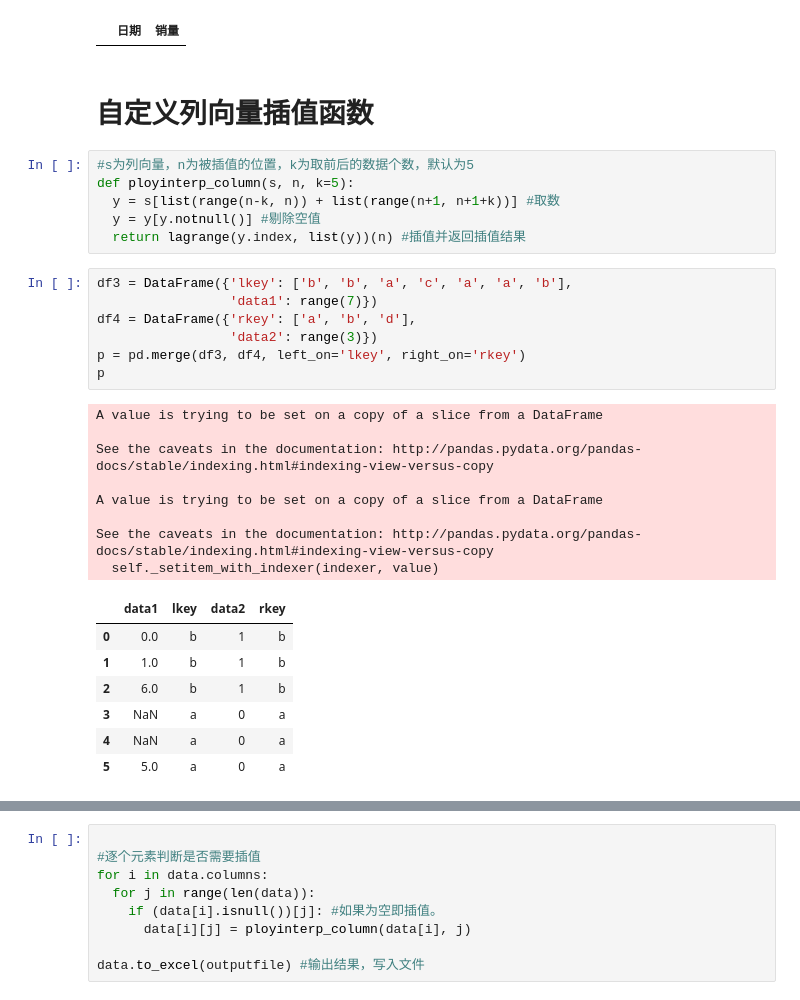
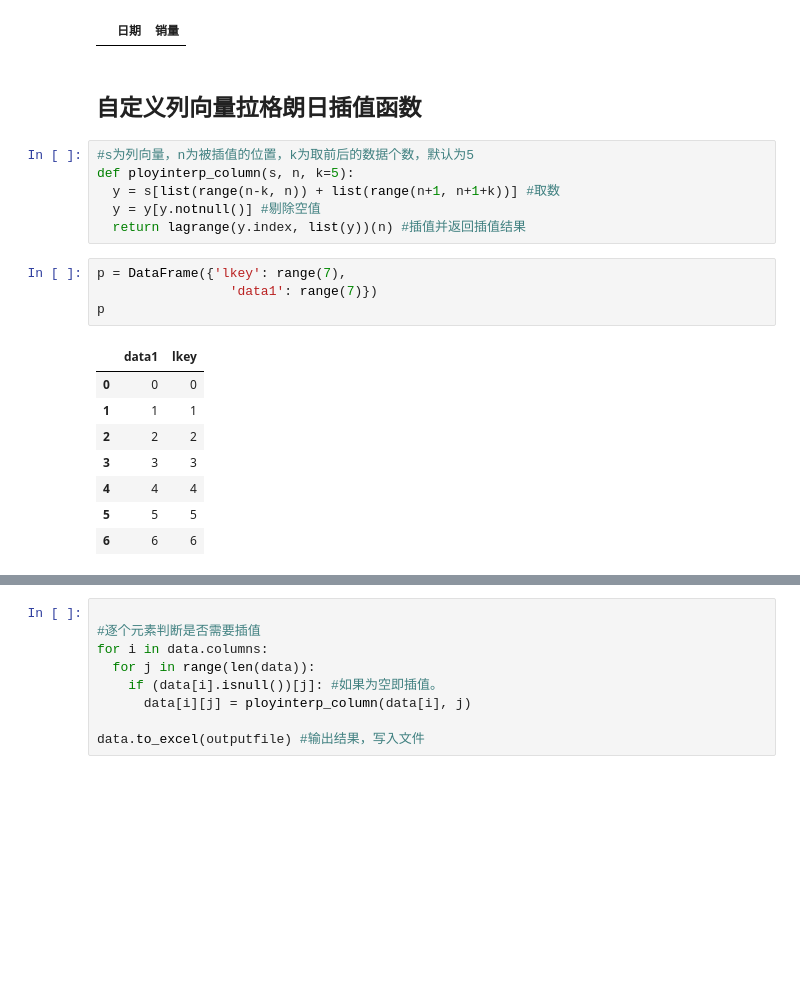
Before and after one commit to WentingRuan/Learn_Python, a Jupyter notebook: 6/week6.ipynb, the cells around one changed output, grey strips where cells are left out. Cells and saved outputs as stored; diff of their text form; blank space fills up the shorter version.

```diff
--- a/6/week6.ipynb
+++ b/6/week6.ipynb
@@ -44,36 +47,26 @@ data[(data["销量"] > 5000)]
 # %% [output]
 |  | 日期 | 销量 |
 # %% [markdown]
-# 自定义列向量插值函数
+## 自定义列向量拉格朗日插值函数
 # %%
 #s为列向量，n为被插值的位置，k为取前后的数据个数，默认为5
 def ployinterp_column(s, n, k=5):
   y = s[list(range(n-k, n)) + list(range(n+1, n+1+k))] #取数
   y = y[y.notnull()] #剔除空值
   return lagrange(y.index, list(y))(n) #插值并返回插值结果
-# %%
-df3 = DataFrame({'lkey': ['b', 'b', 'a', 'c', 'a', 'a', 'b'],
-                 'data1': range(7)})
-df4 = DataFrame({'rkey': ['a', 'b', 'd'],
-                 'data2': range(3)})
-p = pd.merge(df3, df4, left_on='lkey', right_on='rkey')
-p
-# %% [output]
-A value is trying to be set on a copy of a slice from a DataFrame
-
-See the caveats in the documentation: http://pandas.pydata.org/pandas-docs/stable/indexing.html#indexing-view-versus-copy
-
-A value is trying to be set on a copy of a slice from a DataFrame
-
-See the caveats in the documentation: http://pandas.pydata.org/pandas-docs/stable/indexing.html#indexing-view-versus-copy
-  self._setitem_with_indexer(indexer, value)
-|  | data1 | lkey | data2 | rkey |
-| 0 | 0.0 | b | 1 | b |
-| 1 | 1.0 | b | 1 | b |
-| 2 | 6.0 | b | 1 | b |
-| 3 | NaN | a | 0 | a |
-| 4 | NaN | a | 0 | a |
-| 5 | 5.0 | a | 0 | a |
+# %%
+p = DataFrame({'lkey': range(7),
+                 'data1': range(7)})
+p
+# %% [output]
+|  | data1 | lkey |
+| 0 | 0 | 0 |
+| 1 | 1 | 1 |
+| 2 | 2 | 2 |
+| 3 | 3 | 3 |
+| 4 | 4 | 4 |
+| 5 | 5 | 5 |
+| 6 | 6 | 6 |
 # %%
 p['data1'][(0)] = None
 p['lkey'][(1)] = None
```
Also changed, not shown: parts of 10 cells of this notebook.
